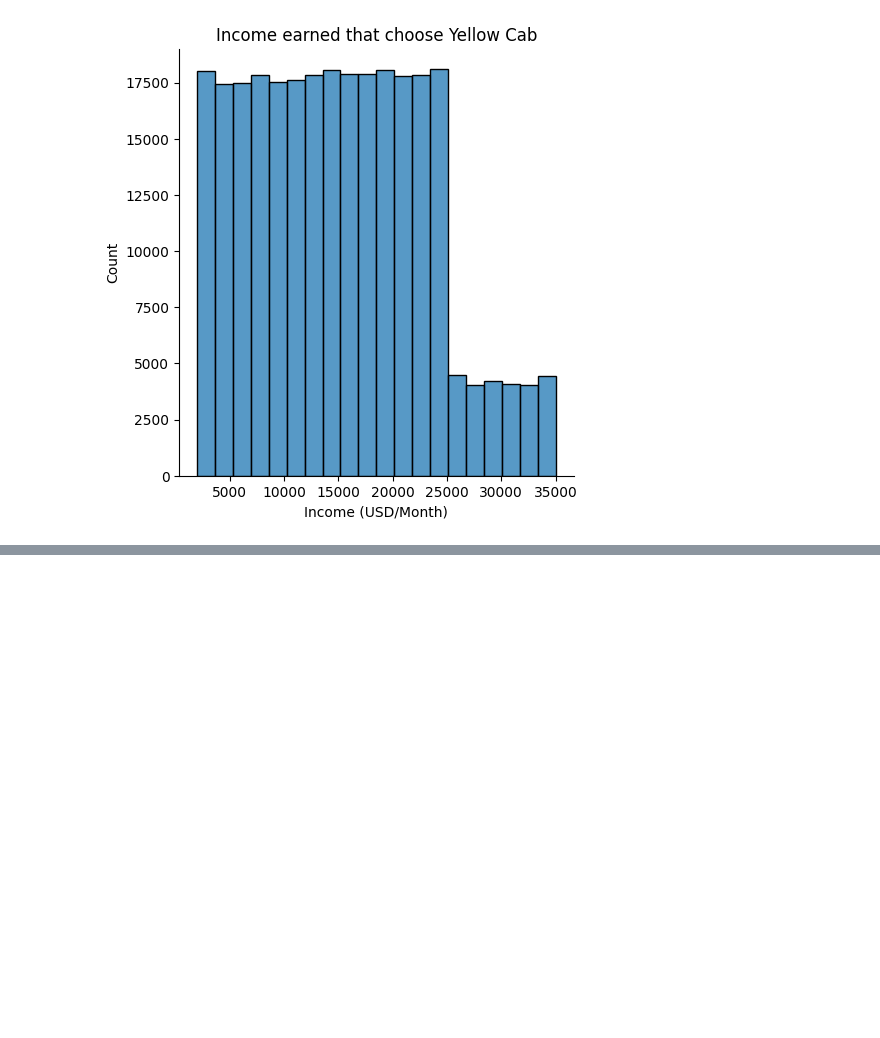
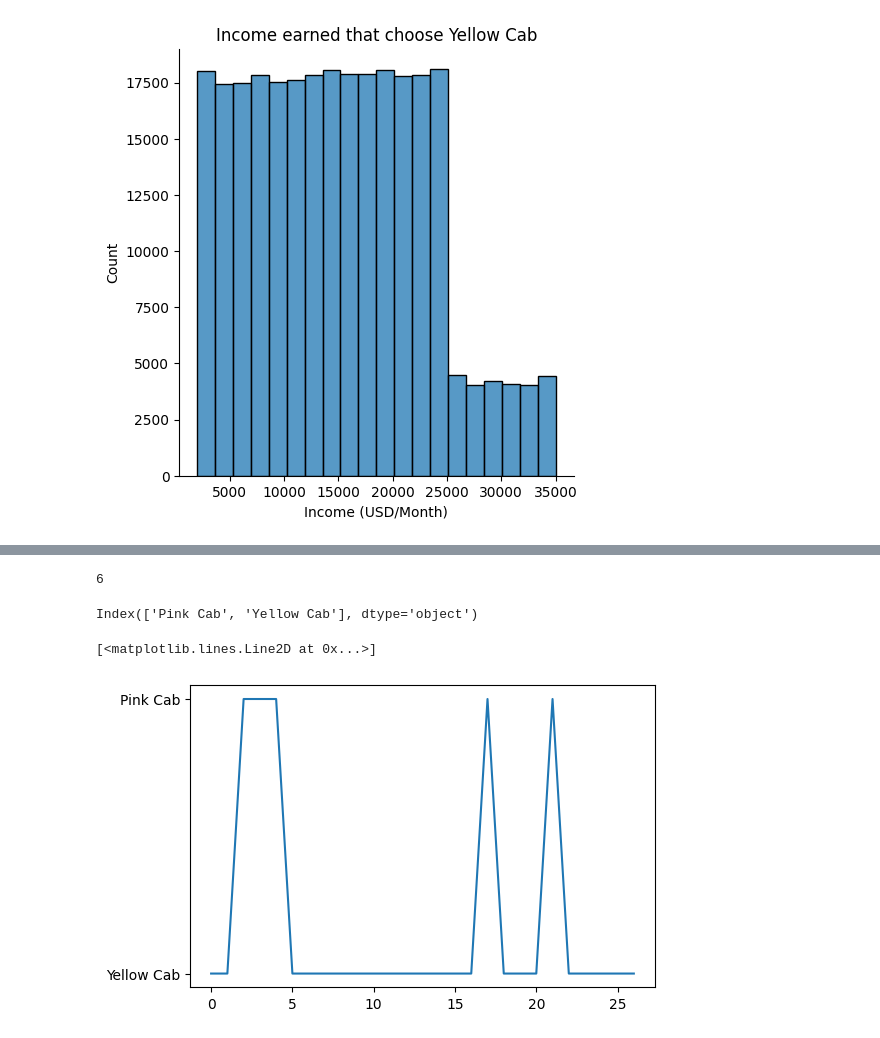
Before and after one commit to Wabinab/DataSets, a Jupyter notebook: discovery2.ipynb, the cells around one changed output, grey strips where cells are left out. Drawn from its saved outputs; the diff is of its cells as text; code cells hidden in the pictures; blank space fills up the shorter version.

```diff
--- a/discovery2.ipynb
+++ b/discovery2.ipynb
@@ -287,0 +294,16 @@ for company, data in cab_tran_cus.groupby("Company")["Income (USD/Month)"]:
+# %%
+g = cab_tran_cus[cab_tran_cus.CustomerID == 1].sort_values("Date of Travel")
+g = g.Company.astype("category").cat.as_ordered()
+(np.diff(g.cat.codes) != 0).sum()
+# %% [output]
+6
+# %%
+our_categories = g.cat.categories
+our_categories
+# %% [output]
+Index(['Pink Cab', 'Yellow Cab'], dtype='object')
+# %%
+plt.plot(pd.Categorical(g, categories=g.cat.categories, ordered=True))
+# %% [output]
+[<matplotlib.lines.Line2D at 0x...>]
+[figure, added]
```
Also changed, not shown: parts of 27 cells of this notebook, 12 other files.
